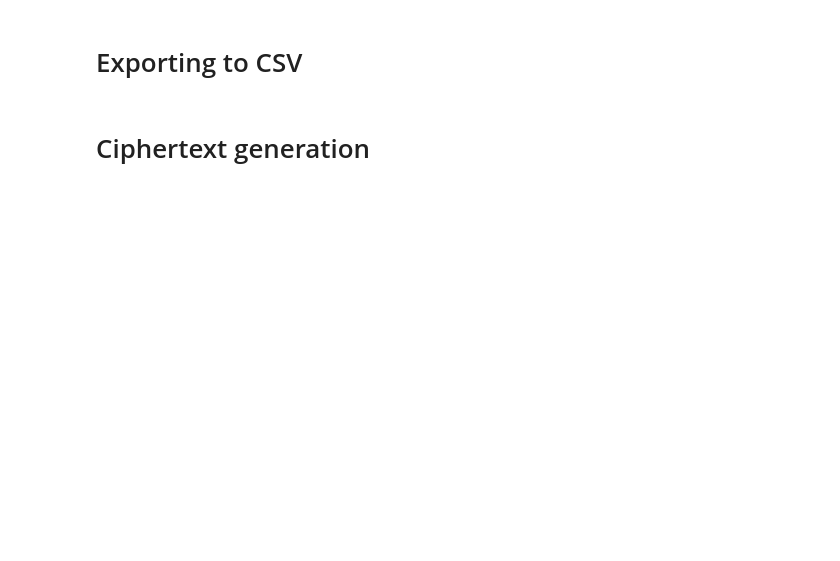
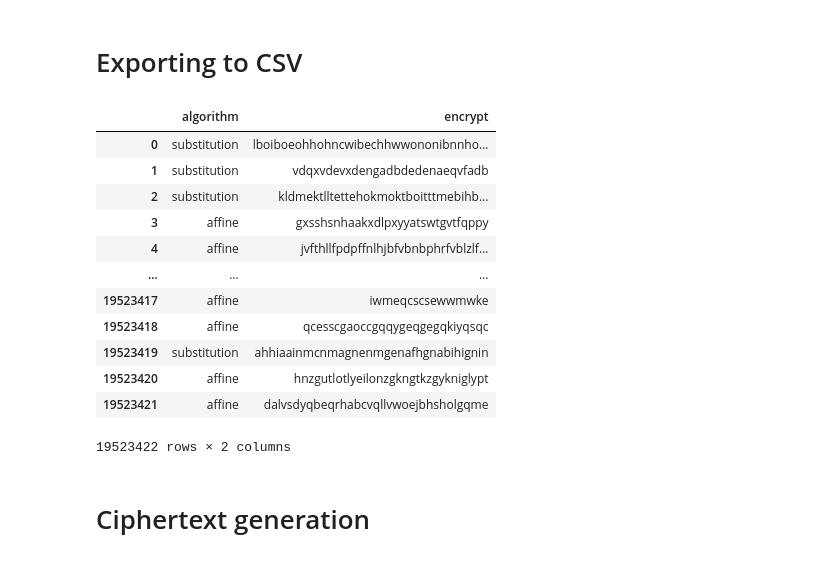
Before and after one commit to Abhiroop25902/Major-Project, a Jupyter notebook: dataset_generation/encode.ipynb, the cells around one changed output. Cells and saved outputs as stored; diff of their text form; code cells hidden in the pictures; blank space fills up the shorter version.

```diff
--- a/dataset_generation/encode.ipynb
+++ b/dataset_generation/encode.ipynb
@@ -48,0 +49,30 @@ len(df.index)
+# %%
+def clean_str(input: str) -> str:
+    # to lower case
+    input = input.lower()
+
+    # remove whitespace
+    input = input.replace(" ", "")
+
+    # remove punctuation
+    input = input.replace(".", "")
+    input = input.replace(",", "")
+    input = input.replace(";", "")
+    input = input.replace(":", "")
+    input = input.replace("?", "")
+    input = input.replace("!", "")
+    input = input.replace("'", "")
+    input = input.replace('"', "")
+    input = input.replace("(", "")
+    input = input.replace(")", "")
+    input = input.replace("[", "")
+    input = input.replace("]", "")
+    input = input.replace("{", "")
+    input = input.replace("}", "")
+    input = input.replace("-", "")
+    input = input.replace("_", "")
+
+    return input
+# %%
+df['text'] = df['text'].transform(clean_str)
+df
@@ -355,11 +397,30 @@ def export_df(df, filename):
 # combine all the dataframes
 combined_df = pd.concat([caesar_df, affine_df, vigenere_df, rail_fence_df, substitution_df])
 
+# drop any duplicate rows
+combined_df = combined_df.drop_duplicates()
+
 # shuffle the data
 combined_df = combined_df.sample(frac=1).reset_index(drop=True)
 
 # export the combined dataframe
 export_df(combined_df, 'dataset.csv')
+# %%
+combined_df
+# %% [output]
+|  | algorithm | encrypt |
+| 0 | substitution | lboiboeohhohncwibechhwwononibnnho... |
+| 1 | substitution | vdqxvdevxdengadbdedenaeqvfadb |
+| 2 | substitution | kldmektlltettehokmoktboitttmebihb... |
+| 3 | affine | gxsshsnhaakxdlpxyyatswtgvtfqppy |
+| 4 | affine | jvfthllfpdpffnlhjbfvbnbphrfvblzlf... |
+| ... | ... | ... |
+| 19523417 | affine | iwmeqcscsewwmwke |
+| 19523418 | affine | qcesscgaoccgqqygeqgegqkiyqsqc |
+| 19523419 | substitution | ahhiaainmcnmagnenmgenafhgnabihignin |
+| 19523420 | affine | hnzgutlotlyeilonzgkngtkzgykniglypt |
+| 19523421 | affine | dalvsdyqbeqrhabcvqllvwoejbhsholgqme |
+19523422 rows × 2 columns
 # %% [markdown]
 # Ciphertext generation
 # %%
```
Also changed, not shown: parts of 11 cells of this notebook, 3 other files.
